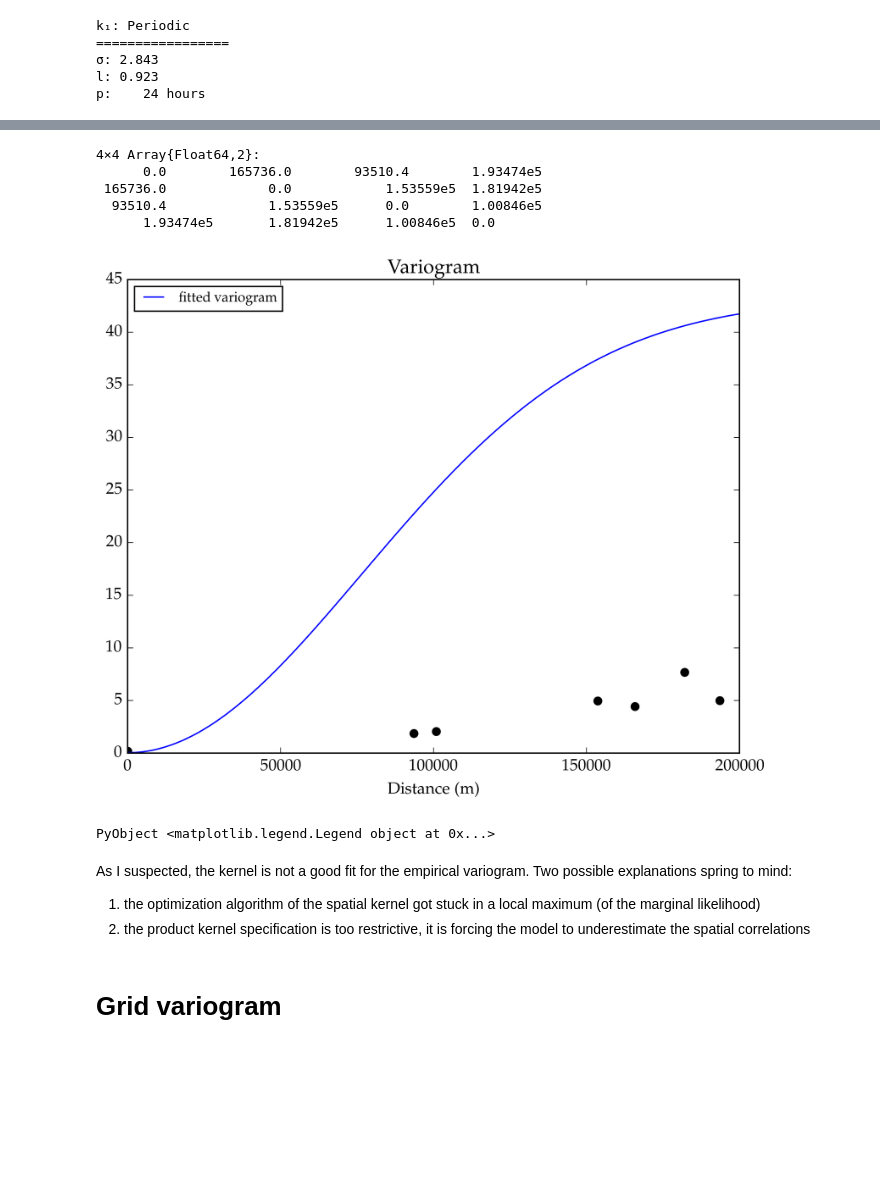
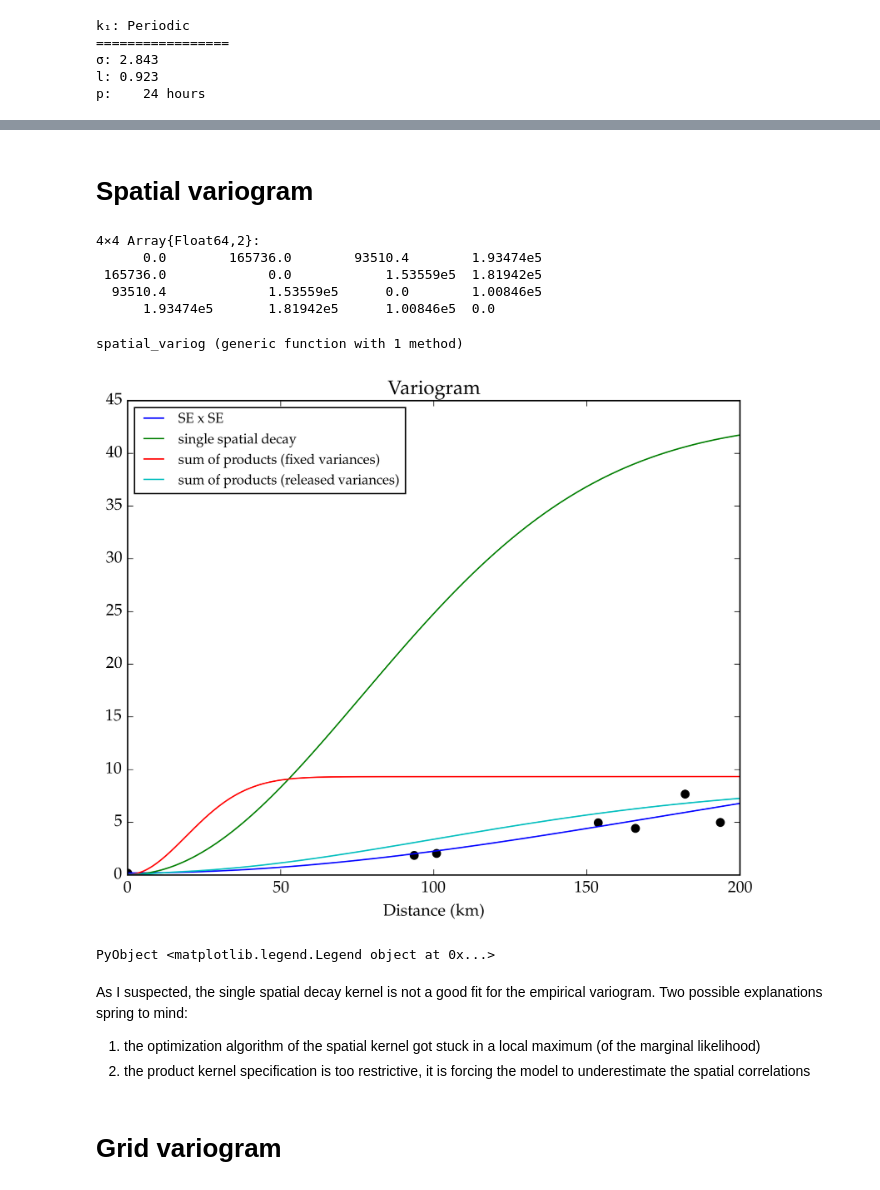
Before and after one commit to maximerischard/TemperatureImputations.jl, a Jupyter notebook: JuliaGP_spatial_variogram.ipynb, the cells around one changed output, grey strips where cells are left out. Cells and saved outputs as stored; diff of their text form; code cells hidden in the pictures; blank space fills up the shorter version.

```diff
--- a/JuliaGP_spatial_variogram.ipynb
+++ b/JuliaGP_spatial_variogram.ipynb
@@ -179,0 +206,2 @@ p:    24 hours
+# %%
+gp_sumprods = GP(;m=MeanZero(), k=k_spatiotemporal, logNoise=logNoise);
@@ -180,3 +210,25 @@ p:    24 hours
+# %%
+ksp1 = SEIso(log(2*10^5), log(1.0))
+ksp2 = SEIso(log(2*10^5), log(1.0))
+ksp3 = SEIso(log(2*10^5), log(1.0))
+ksp4 = SEIso(log(2*10^5), log(1.0))
+ksp5 = SEIso(log(2*10^5), log(1.0))
+ksp6 = SEIso(log(2*10^5), log(1.0))
+k_means = SEIso(log(10^4), log(10.0))
+k_spatiotemporal = fix(Masked(k1, [1])) * Masked(ksp1, [2,3]) +
+                     fix(Masked(k2, [1])) * Masked(ksp2, [2,3]) +
+                     fix(Masked(k3, [1])) * Masked(ksp3, [2,3]) +
+                     fix(Masked(k4, [1])) * Masked(ksp4, [2,3]) +
+                     fix(Masked(k5, [1])) * Masked(ksp5, [2,3]) +
+                     fix(Masked(k6, [1])) * Masked(ksp6, [2,3]) # +
+#                      fix(Masked(k_means, [2,3]))
+hyp = [-1.65029,14.2398,0.111707,11.5002,-0.0791469,8.76624,0.126258,14.4041,0.147028,13.0326,-0.635492,12.2061,-8.08864e-7]
+logNoise=hyp[1]
+set_params!(k_spatiotemporal, hyp[2:end])
+# %%
+gp_releasedvar = GP(;m=MeanZero(), k=k_spatiotemporal, logNoise=logNoise);
+# %% [markdown]
+# Spatial variogram
 # %%
 pairwiseEuclid=pairwise(Euclidean(), Matrix(isdSubset[[:X_PRJ,:Y_PRJ]])')
 # %% [output]
@@ -185,25 +237,34 @@ pairwiseEuclid=pairwise(Euclidean(), Matrix(isdSubset[[:X_PRJ,:Y_PRJ]])')
  165736.0             0.0            1.53559e5  1.81942e5
   93510.4             1.53559e5      0.0        1.00846e5
       1.93474e5       1.81942e5      1.00846e5  0.0
+# %%
+function spatial_variog(gp::GP, rr::AbstractVector)
+    ck_spt = [cov(gp.k, [0.0,r,0.0], [0.0,0.0,0.0]) for r in rr]
+    return exp(2.0*gp.logNoise)+ck_spt[1].-ck_spt
+end
+# %% [output]
+spatial_variog (generic function with 1 method)
 # %%
 begin
     for i in 1:numstations
         for j in 1:i
-            plt.plot(pairwiseEuclid[i,j], vargrid[i,j], "o", color="black")
+            plt.plot(pairwiseEuclid[i,j]./1000, vargrid[i,j], "o", color="black")
         end
     end
     rr = linspace(0.0, 200000.0, 1000)
-    ck_spt = [cov(k_spatiotemporal, [0.0,r,0.0], [0.0,0.0,0.0]) for r in rr]
-    plt.plot(rr, exp(2.0*logNoise)+ck_spt[1].-ck_spt, label="fitted variogram")
-    plt.xlabel("Distance (m)")
+    plt.plot(rr./1000, spatial_variog(gp_SESE, rr), label="SE x SE")
+    plt.plot(rr./1000, spatial_variog(gp_sumSE, rr), label="single spatial decay")
+    plt.plot(rr./1000, spatial_variog(gp_sumprods, rr), label="sum of products (fixed variances)")
+    plt.plot(rr./1000, spatial_variog(gp_releasedvar, rr), label="sum of products (released variances)")
+    plt.xlabel("Distance (km)")
     plt.title("Variogram")
     plt.legend(loc="upper left", fontsize="small")
 end
 # %% [output]
-[figure, old version]
+[figure, new version]
 PyObject <matplotlib.legend.Legend object at 0x...>
 # %% [markdown]
-As I suspected, the kernel is not a good fit for the empirical variogram. Two possible explanations spring to mind:
+As I suspected, the single spatial decay kernel is not a good fit for the empirical variogram. Two possible explanations spring to mind:
 1. the optimization algorithm of the spatial kernel got stuck in a local maximum (of the marginal likelihood)
 2. the product kernel specification is too restrictive, it is forcing the model to underestimate the spatial correlations
 # %% [markdown]
```
Also changed, not shown: parts of 44 cells of this notebook, 8 other files.
